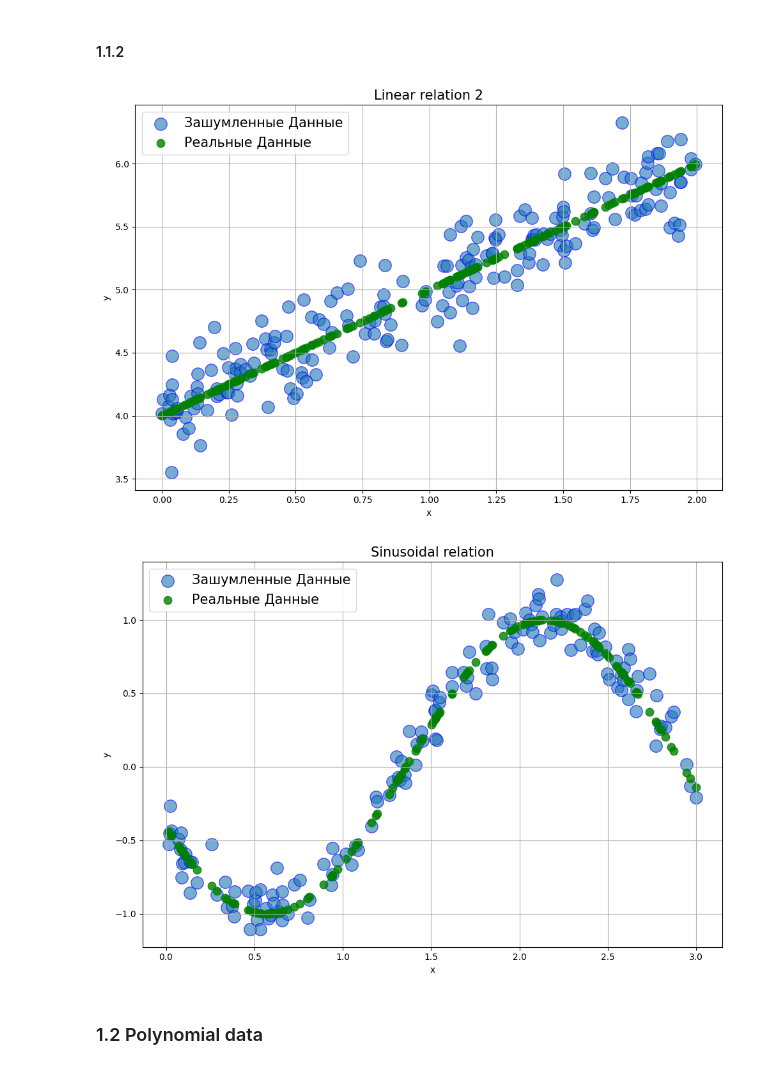
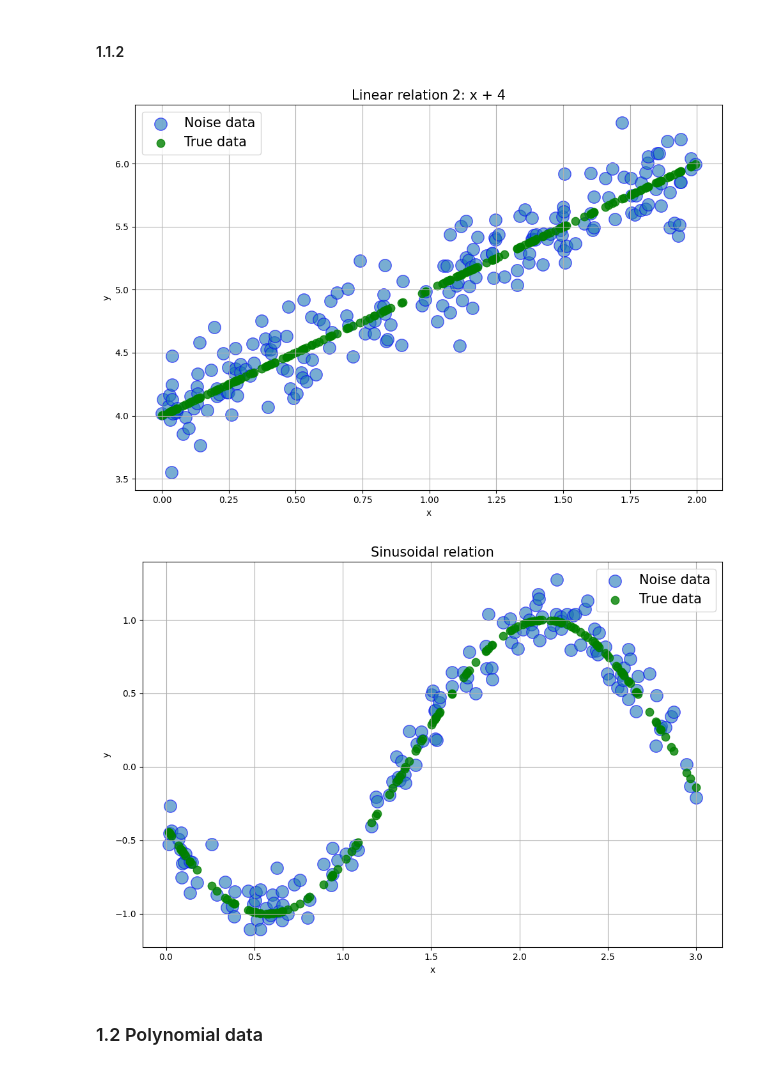
Before and after one commit to modernpacifist/engineering-of-machine-learning-urfu, a Jupyter notebook: math-basics-of-machine-learning/Notebooks/HW2_MBML.ipynb, the cells around one changed output. Cells and saved outputs as stored; diff of their text form; code cells hidden in the pictures.

```diff
--- a/math-basics-of-machine-learning/Notebooks/HW2_MBML.ipynb
+++ b/math-basics-of-machine-learning/Notebooks/HW2_MBML.ipynb
@@ -41,8 +41,8 @@ def dataset(a, b, f = None,  N = 250, x_max = 1, noise_power = 0, random_x = Tru
 # %%
 def visualize_data(y, y_true, x, title):
     fig = plt.figure(figsize=(10, 7))
-    plt.scatter(x[:, 0], y, edgecolor = 'b', label = "Зашумленные Данные", s = 196, alpha = 0.6)
-    plt.scatter(x[:, 0], y_true,label = "Реальные Данные", s = 81, c = 'g', alpha = 0.8)
+    plt.scatter(x[:, 0], y, edgecolor = 'b', label = "Noise data", s = 196, alpha = 0.6)
+    plt.scatter(x[:, 0], y_true,label = "True data", s = 81, c = 'g', alpha = 0.8)
     plt.grid()
     plt.xlabel('x')
     plt.ylabel('y')
@@ -73,17 +73,17 @@ visualize_data(y, y_true_line, x, 'Linear relation')
 # %%
 y, y_true_line, x = dataset(
     a=1,
     b=4,
     f=None,
     N=200,
     x_max=2,
     noise_power=0.2,
     seed=1
 )
 
-visualize_data(y, y_true_line, x, 'Linear relation 2')
+visualize_data(y, y_true_line, x, 'Linear relation 2: x + 4')
 # %% [output]
-[figure, old version]
+[figure, new version]
 # %%
 y, y_true_line, x = dataset(
     a=2,
@@ -97,7 +97,7 @@ y, y_true_line, x = dataset(
 
 visualize_data(y, y_true_line, x, 'Sinusoidal relation')
 # %% [output]
-[figure, old version]
+[figure, new version]
 # %% [markdown]
 ### 1.2 Polynomial data
 # %% [markdown]
```
Also changed, not shown: parts of 12 cells of this notebook.
